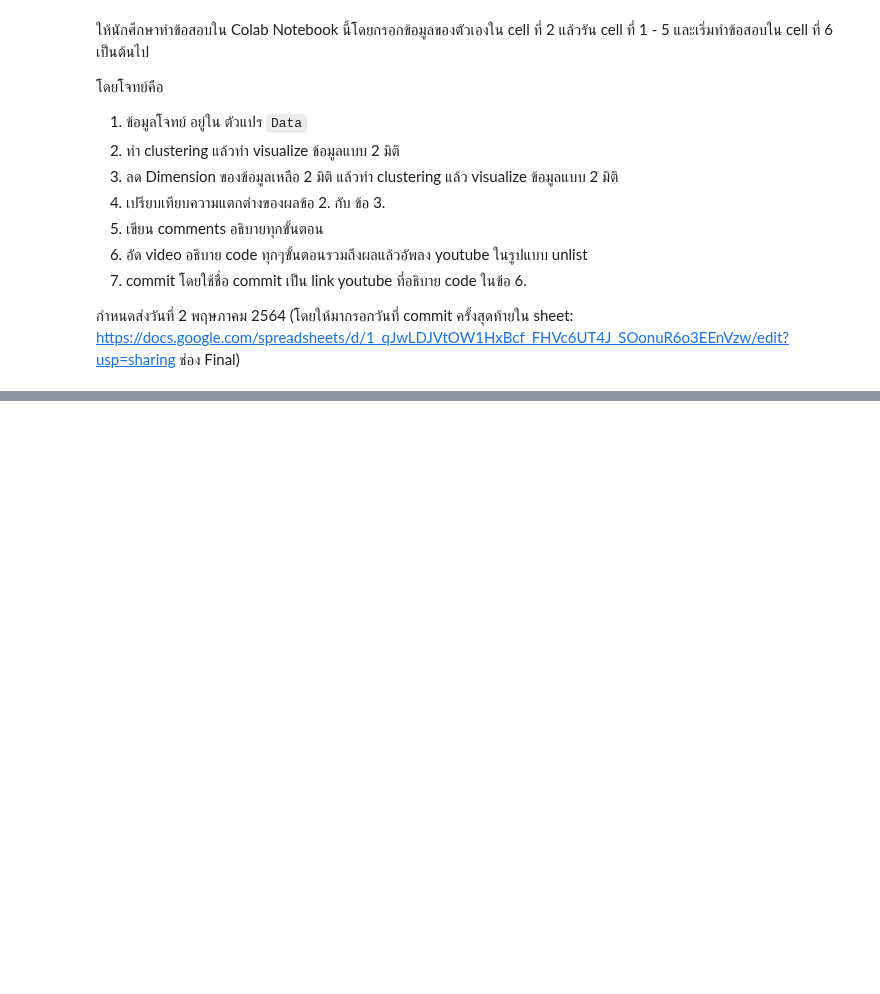
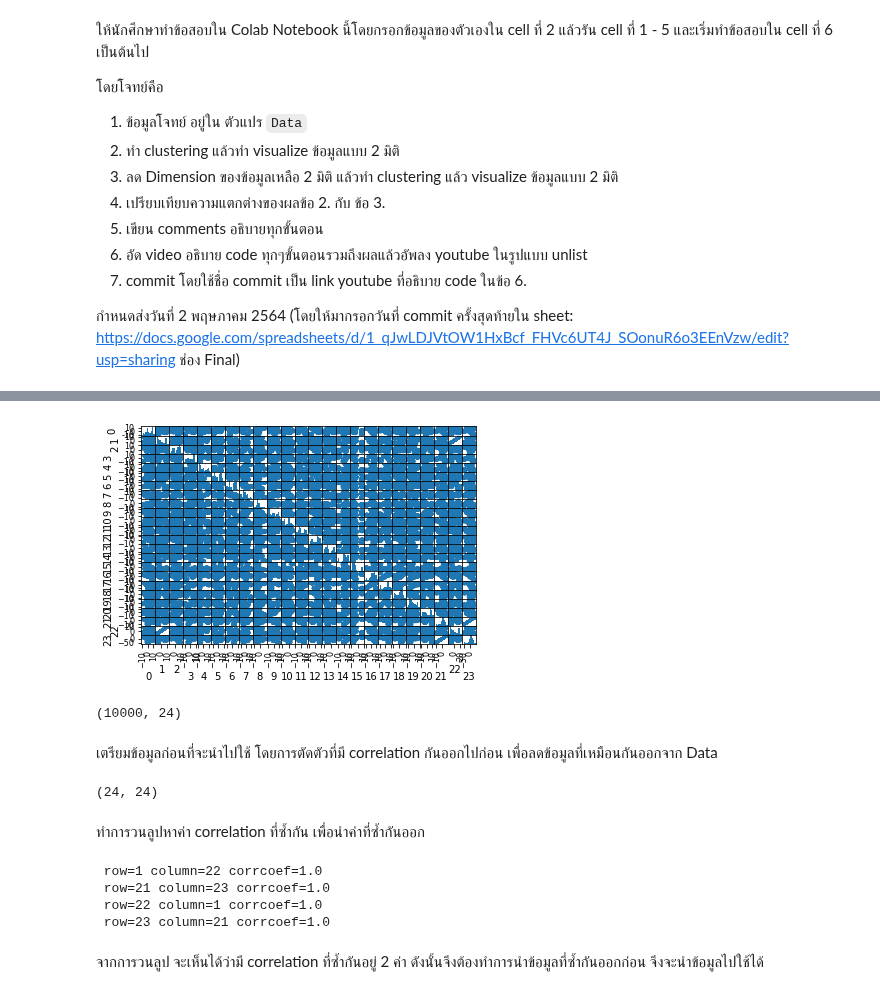
Before and after one commit to kittimaxz/multivariate, a Jupyter notebook: Multivariate_Exam.ipynb, the cells around one changed output, grey strips where cells are left out. Cells and saved outputs as stored; diff of their text form; code cells hidden in the pictures; blank space fills up the shorter version.

```diff
--- a/Multivariate_Exam.ipynb
+++ b/Multivariate_Exam.ipynb
@@ -59,0 +64,10 @@ Data
+# %%
+pd.plotting.scatter_matrix(Data);
+# %% [output]
+[figure, added]
+# %%
+Data.shape ###ดูขนาดของข้อมูล Data
+# %% [output]
+(10000, 24)
+# %% [markdown]
+เตรียมข้อมูลก่อนที่จะนำไปใช้ โดยการตัดตัวที่มี correlation กันออกไปก่อน เพื่อลดข้อมูลที่เหมือนกันออกจาก  Data
@@ -59,0 +76,18 @@ Data
+# %%
+corr.shape ###ดูขนาดของ corrcoef ของ Data
+# %% [output]
+(24, 24)
+# %% [markdown]
+ทำการวนลูปหาค่า correlation ที่ซ้ำกัน เพื่อนำค่าที่ซ้ำกันออก
+# %%
+for i in range(corr.shape[0]):
+  for j in range(corr.shape[1]):
+    if (i != j) and (corr[i,j] == 1.):
+      print (f' row={i} column={j} corrcoef={corr[i,j]}')
+# %% [output]
+ row=1 column=22 corrcoef=1.0
+ row=21 column=23 corrcoef=1.0
+ row=22 column=1 corrcoef=1.0
+ row=23 column=21 corrcoef=1.0
+# %% [markdown]
+จากการวนลูป จะเห็นได้ว่ามี correlation ที่ซ้ำกันอยู่ 2 ค่า ดังนั้นจึงต้องทำการนำข้อมูลที่ซ้ำกันออกก่อน จึงจะนำข้อมูลไปใช้ได้
```
Also changed, not shown: parts of 40 cells of this notebook.
